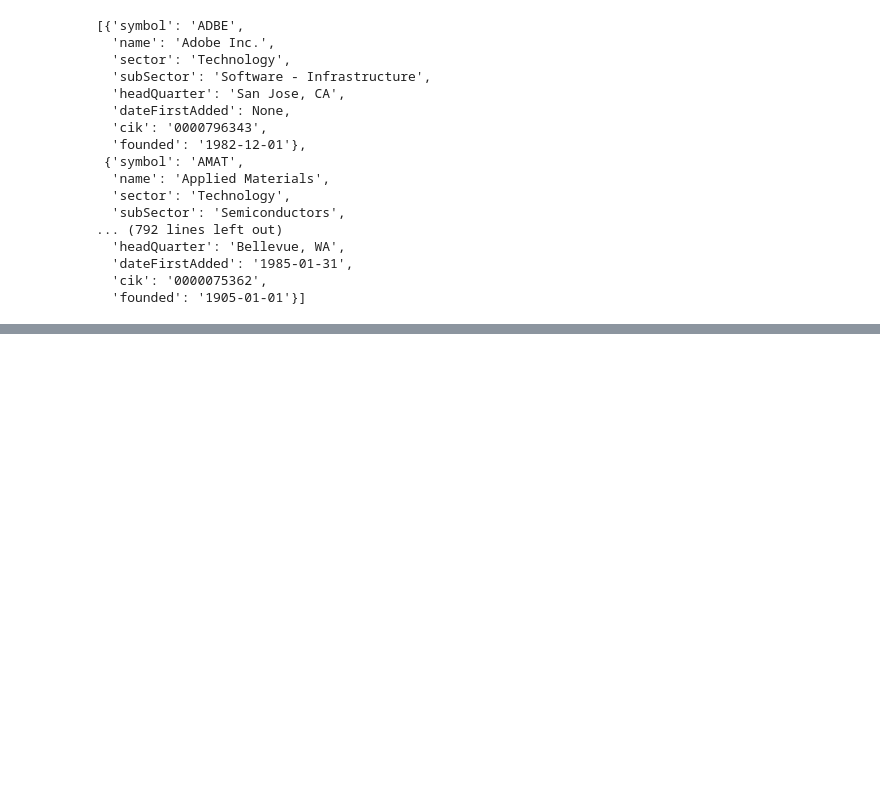
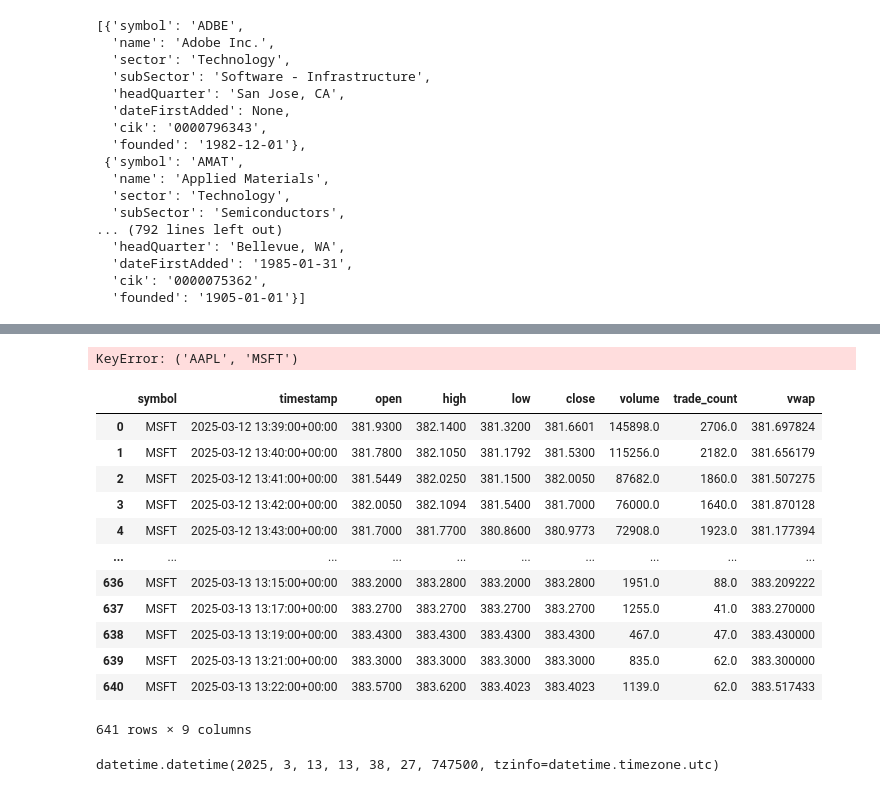
Before and after one commit to Park07/personalised-stock-screener, a Jupyter notebook: src/testing.ipynb, the cells around one changed output, grey strips where cells are left out. Cells and saved outputs as stored; diff of their text form; code cells hidden in the pictures; blank space fills up the shorter version.

```diff
--- a/src/testing.ipynb
+++ b/src/testing.ipynb
@@ -70,7 +81,7 @@ for element in data:
 client = StockHistoricalDataClient(ALPACA_PUBLIC_KEY, ALPACA_SECRET_KEY)
 
 # client.get_stock_latest_quote(params)
-start_day = datetime.now(tz=timezone.utc) - timedelta(days=3)
+start_day = datetime.now(tz=timezone.utc) - timedelta(days=1)
 end_day = datetime.now(tz=timezone.utc)
 
 params = StockBarsRequest(symbol_or_symbols=NDQ100, start=start_day, timeframe=TimeFrame.Minute, limit=10000000)
@@ -104,0 +105,24 @@ for ticker in NDQ100:
+# %%
+["AAPL", "MSFT", "GOOG", "AMZN"]
+# %% [output]
+KeyError: ('AAPL', 'MSFT')
+# %%
+dfs["MSFT"]
+# %% [output]
+|  | symbol | timestamp | open | high | low | close | volume | trade_count | vwap |
+| 0 | MSFT | 2025-03-12 13:39:00+00:00 | 381.9300 | 382.1400 | 381.3200 | 381.6601 | 145898.0 | 2706.0 | 381.697824 |
+| 1 | MSFT | 2025-03-12 13:40:00+00:00 | 381.7800 | 382.1050 | 381.1792 | 381.5300 | 115256.0 | 2182.0 | 381.656179 |
+| 2 | MSFT | 2025-03-12 13:41:00+00:00 | 381.5449 | 382.0250 | 381.1500 | 382.0050 | 87682.0 | 1860.0 | 381.507275 |
+| 3 | MSFT | 2025-03-12 13:42:00+00:00 | 382.0050 | 382.1094 | 381.5400 | 381.7000 | 76000.0 | 1640.0 | 381.870128 |
+| 4 | MSFT | 2025-03-12 13:43:00+00:00 | 381.7000 | 381.7700 | 380.8600 | 380.9773 | 72908.0 | 1923.0 | 381.177394 |
+| ... | ... | ... | ... | ... | ... | ... | ... | ... | ... |
+| 636 | MSFT | 2025-03-13 13:15:00+00:00 | 383.2000 | 383.2800 | 383.2000 | 383.2800 | 1951.0 | 88.0 | 383.209222 |
+| 637 | MSFT | 2025-03-13 13:17:00+00:00 | 383.2700 | 383.2700 | 383.2700 | 383.2700 | 1255.0 | 41.0 | 383.270000 |
+| 638 | MSFT | 2025-03-13 13:19:00+00:00 | 383.4300 | 383.4300 | 383.4300 | 383.4300 | 467.0 | 47.0 | 383.430000 |
+| 639 | MSFT | 2025-03-13 13:21:00+00:00 | 383.3000 | 383.3000 | 383.3000 | 383.3000 | 835.0 | 62.0 | 383.300000 |
+| 640 | MSFT | 2025-03-13 13:22:00+00:00 | 383.5700 | 383.6200 | 383.4023 | 383.4023 | 1139.0 | 62.0 | 383.517433 |
+641 rows × 9 columns
+# %%
+datetime.now(tz=timezone.utc)
+# %% [output]
+datetime.datetime(2025, 3, 13, 13, 38, 27, 747500, tzinfo=datetime.timezone.utc)
```
Also changed, not shown: parts of 4 cells of this notebook, 4 other files.
